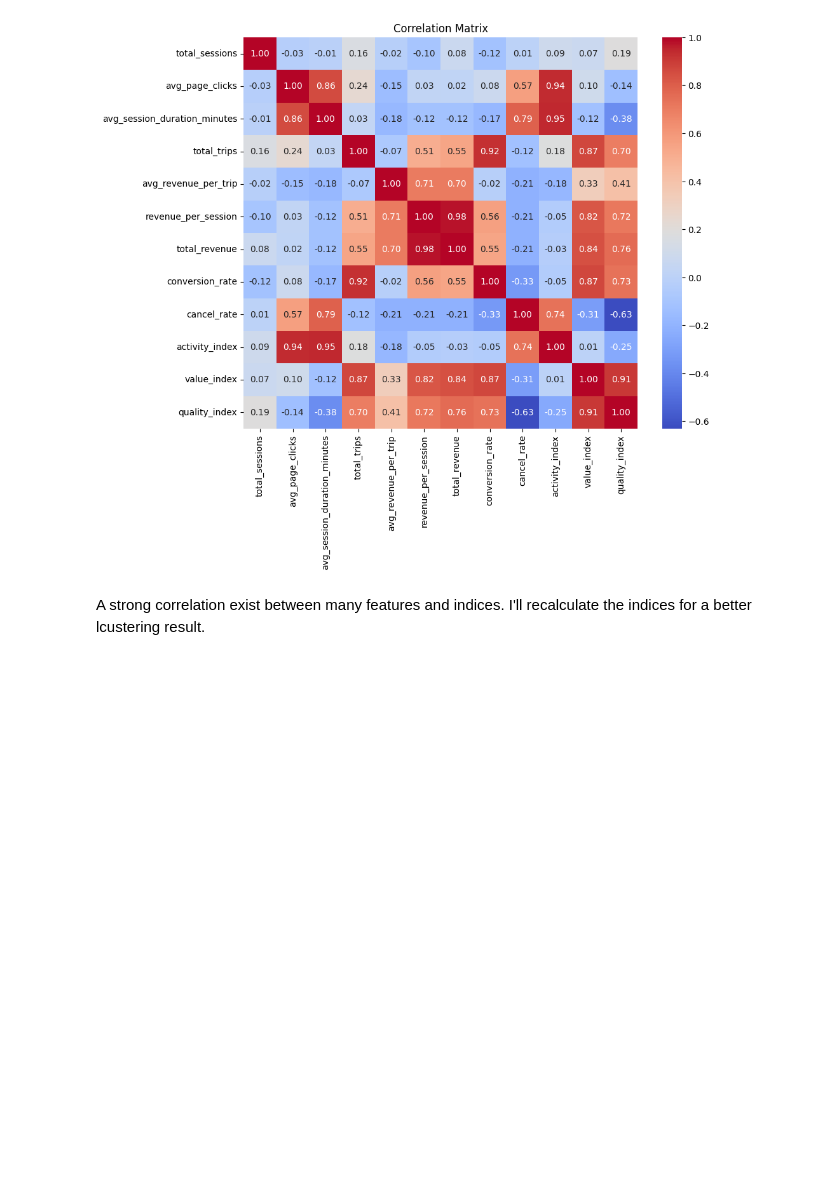
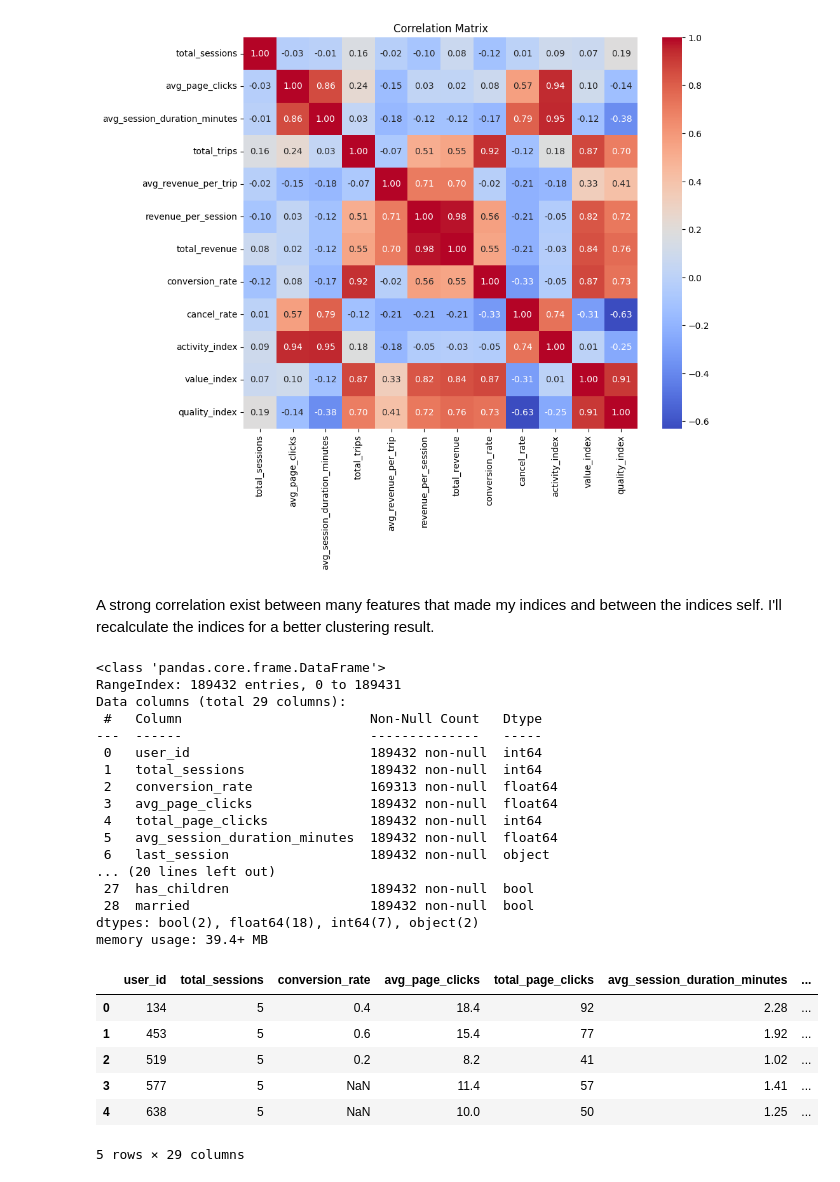
Before and after one commit to adrianmrizo/Client-Segmentation-Analysis, a Jupyter notebook: Adrian_Travel_Tide_Mastery_Project.ipynb, the cells around one changed output. Saved outputs shown, nothing was run; the diff lists cells and outputs as text; code cells hidden in the pictures; blank space fills up the shorter version.

```diff
--- a/Adrian_Travel_Tide_Mastery_Project.ipynb
+++ b/Adrian_Travel_Tide_Mastery_Project.ipynb
@@ -832,4 +776,43 @@ plt.show()
 # %% [output]
 [figure]
 # %% [markdown]
-A strong correlation exist between many features and indices. I'll recalculate the indices for a better lcustering result.
+A strong correlation exist between many features that made my indices and between the indices self. I'll recalculate the indices for a better clustering result.
+# %%
+# I've reimported the user_features table but this time I didn't include the indices
+# 'cos I'm going to claculate them in python.
+#Also I've included the columns seats, checked_bags, rooms and nights. I think
+# they are important for clustering
+#Also I'm goin to keep the segmenes that I've already found "no bookings" and "high value"
+
+import pandas as od
+import numpy as np
+
+df = pd.read_csv('/content/user_features_v02.csv')
+df.shape
+df.info()
+df.head()
+# %% [output]
+<class 'pandas.core.frame.DataFrame'>
+RangeIndex: 189432 entries, 0 to 189431
+Data columns (total 29 columns):
+ #   Column                        Non-Null Count   Dtype
+---  ------                        --------------   -----
+ 0   user_id                       189432 non-null  int64
+ 1   total_sessions                189432 non-null  int64
+ 2   conversion_rate               169313 non-null  float64
+ 3   avg_page_clicks               189432 non-null  float64
+ 4   total_page_clicks             189432 non-null  int64
+ 5   avg_session_duration_minutes  189432 non-null  float64
+ 6   last_session                  189432 non-null  object
+... (20 lines left out)
+ 27  has_children                  189432 non-null  bool
+ 28  married                       189432 non-null  bool
+dtypes: bool(2), float64(18), int64(7), object(2)
+memory usage: 39.4+ MB
+|  | user_id | total_sessions | conversion_rate | avg_page_clicks | total_page_clicks | avg_session_duration_minutes | ... |
+| 0 | 134 | 5 | 0.4 | 18.4 | 92 | 2.28 | ... |
+| 1 | 453 | 5 | 0.6 | 15.4 | 77 | 1.92 | ... |
+| 2 | 519 | 5 | 0.2 | 8.2 | 41 | 1.02 | ... |
+| 3 | 577 | 5 | NaN | 11.4 | 57 | 1.41 | ... |
+| 4 | 638 | 5 | NaN | 10.0 | 50 | 1.25 | ... |
+5 rows × 29 columns
```
Also changed, not shown: parts of 28 cells of this notebook.
